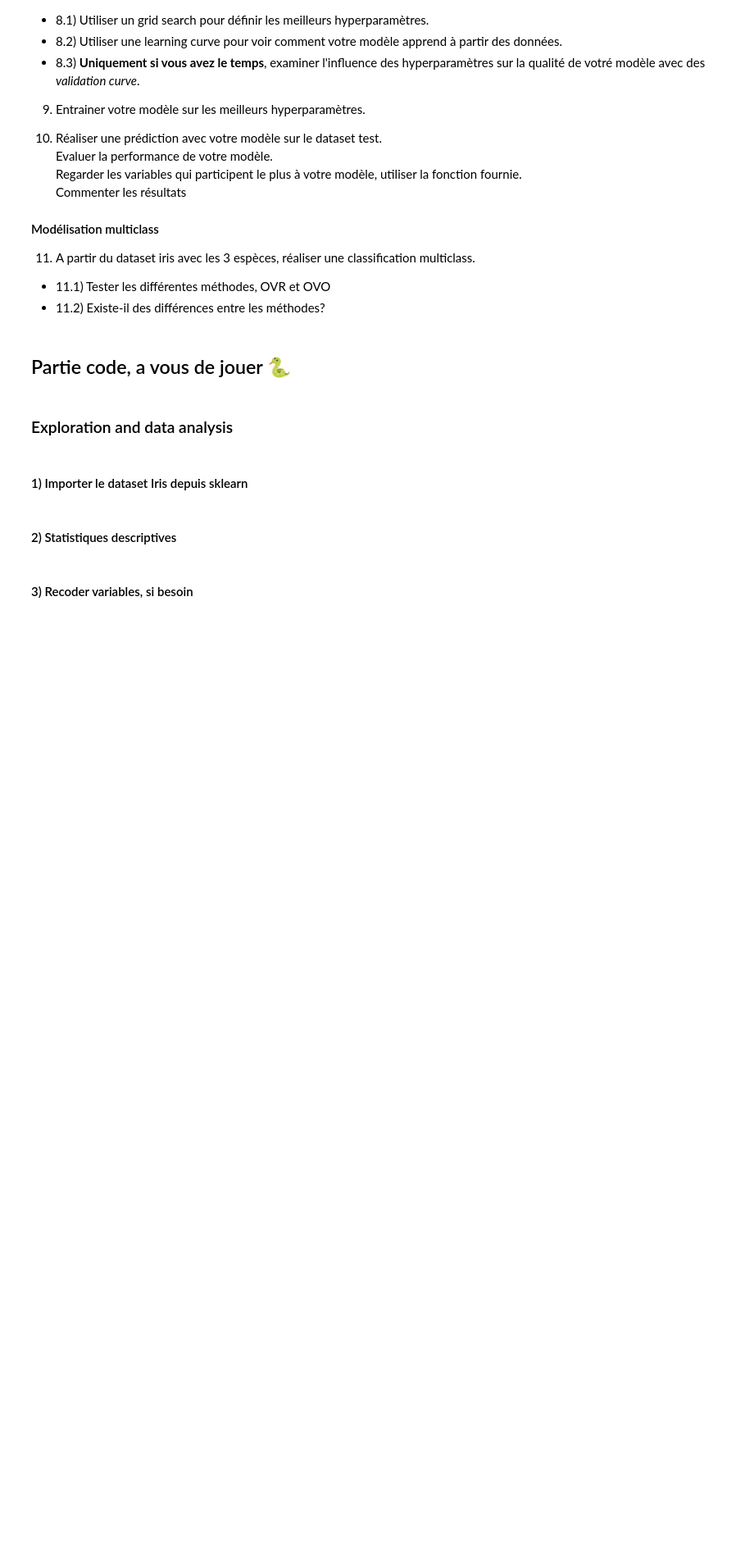
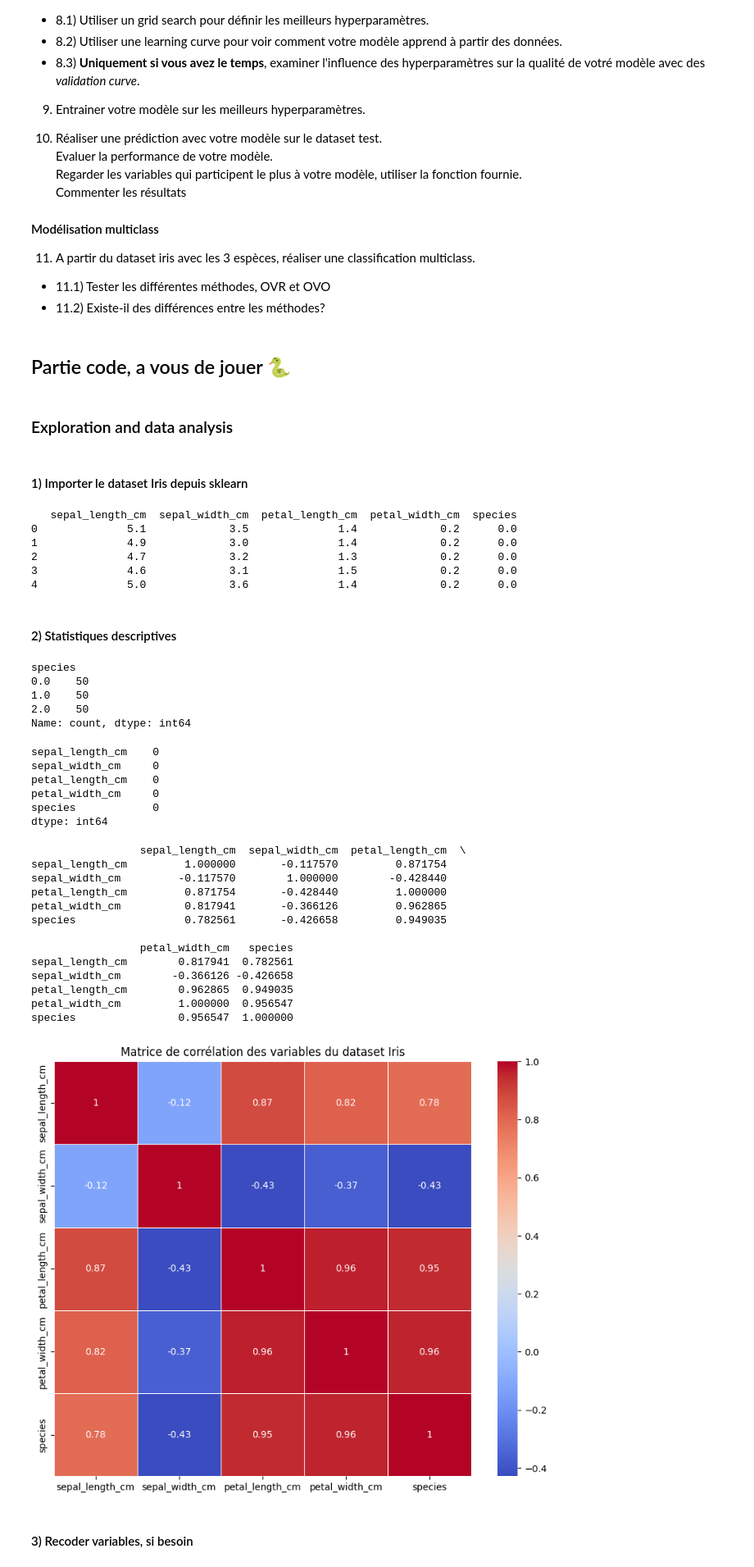
Before and after one commit to gabammour/cours_SVM_ANN, a Jupyter notebook: 01_SVM/td/code/01_SVM_TD.ipynb, the cells around one changed output. Shown at 82% size. Drawn from its saved outputs; the diff is of its cells as text; code cells hidden in the pictures; blank space fills up the shorter version.

```diff
--- a/01_SVM/td/code/01_SVM_TD.ipynb
+++ b/01_SVM/td/code/01_SVM_TD.ipynb
@@ -171,10 +171,39 @@ sk_iris = datasets.load_iris()
 #Si besoin
 iris = pd.DataFrame(data= np.c_[sk_iris.data, sk_iris.target], columns=sk_iris['feature_names']+['species'] )
 
-# On supprime les espaes et les parenthèses pour les colonnes
+# On supprime les espace et les parenthèses pour les colonnes
+
+iris.columns = iris.columns.str.replace(' ', '_').str.replace('(', '').str.replace(')', '')
+# %%
+# On visualise le dataset
+
+print(iris.head())
+# %% [output]
+   sepal_length_cm  sepal_width_cm  petal_length_cm  petal_width_cm  species
+0              5.1             3.5              1.4             0.2      0.0
+1              4.9             3.0              1.4             0.2      0.0
+2              4.7             3.2              1.3             0.2      0.0
+3              4.6             3.1              1.5             0.2      0.0
+4              5.0             3.6              1.4             0.2      0.0
 # %% [markdown]
 #### 2) Statistiques descriptives
 # %%
 # On fait un value.counts() pour voir la distribution des species
+
+iris['species'].value_counts()
+# %% [output]
+species
+0.0    50
+1.0    50
+2.0    50
+Name: count, dtype: int64
 # %%
 # On vérifie si il y a des valeurs manquantes
+print(iris.isna().sum())
+# %% [output]
+sepal_length_cm    0
+sepal_width_cm     0
+petal_length_cm    0
+petal_width_cm     0
+species            0
+dtype: int64
@@ -183,3 +210,32 @@ iris = pd.DataFrame(data= np.c_[sk_iris.data, sk_iris.target], columns=sk_iris['
+# %%
+import seaborn as sns
+
+# Analyse des corrélations
+correlation_matrix = iris.corr()
+
+# Affichage de la matrice de corrélation
+print(correlation_matrix)
+
+# Affichage graphique de la matrice de corrélation
+plt.figure(figsize=(10, 8))
+sns.heatmap(correlation_matrix, annot=True, cmap='coolwarm', linewidths=0.5)
+plt.title('Matrice de corrélation des variables du dataset Iris')
+plt.show()
+# %% [output]
+                 sepal_length_cm  sepal_width_cm  petal_length_cm  \
+sepal_length_cm         1.000000       -0.117570         0.871754
+sepal_width_cm         -0.117570        1.000000        -0.428440
+petal_length_cm         0.871754       -0.428440         1.000000
+petal_width_cm          0.817941       -0.366126         0.962865
+species                 0.782561       -0.426658         0.949035
+
+                 petal_width_cm   species
+sepal_length_cm        0.817941  0.782561
+sepal_width_cm        -0.366126 -0.426658
+petal_length_cm        0.962865  0.949035
+petal_width_cm         1.000000  0.956547
+species                0.956547  1.000000
+[figure, added]
 # %%
 import pygwalker as pyg
 
```
Also changed, not shown: parts of 12 cells of this notebook, 1 other file.
